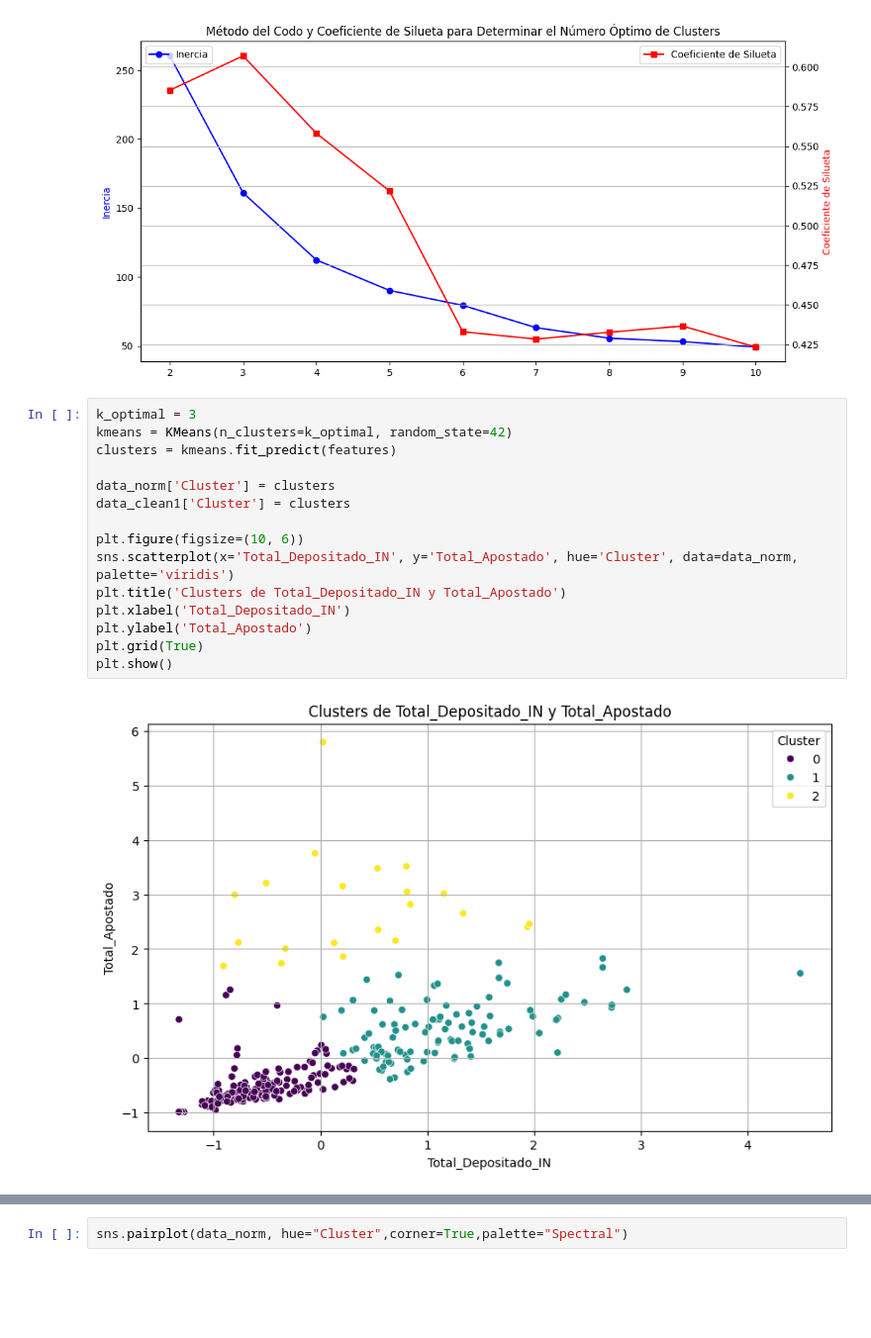
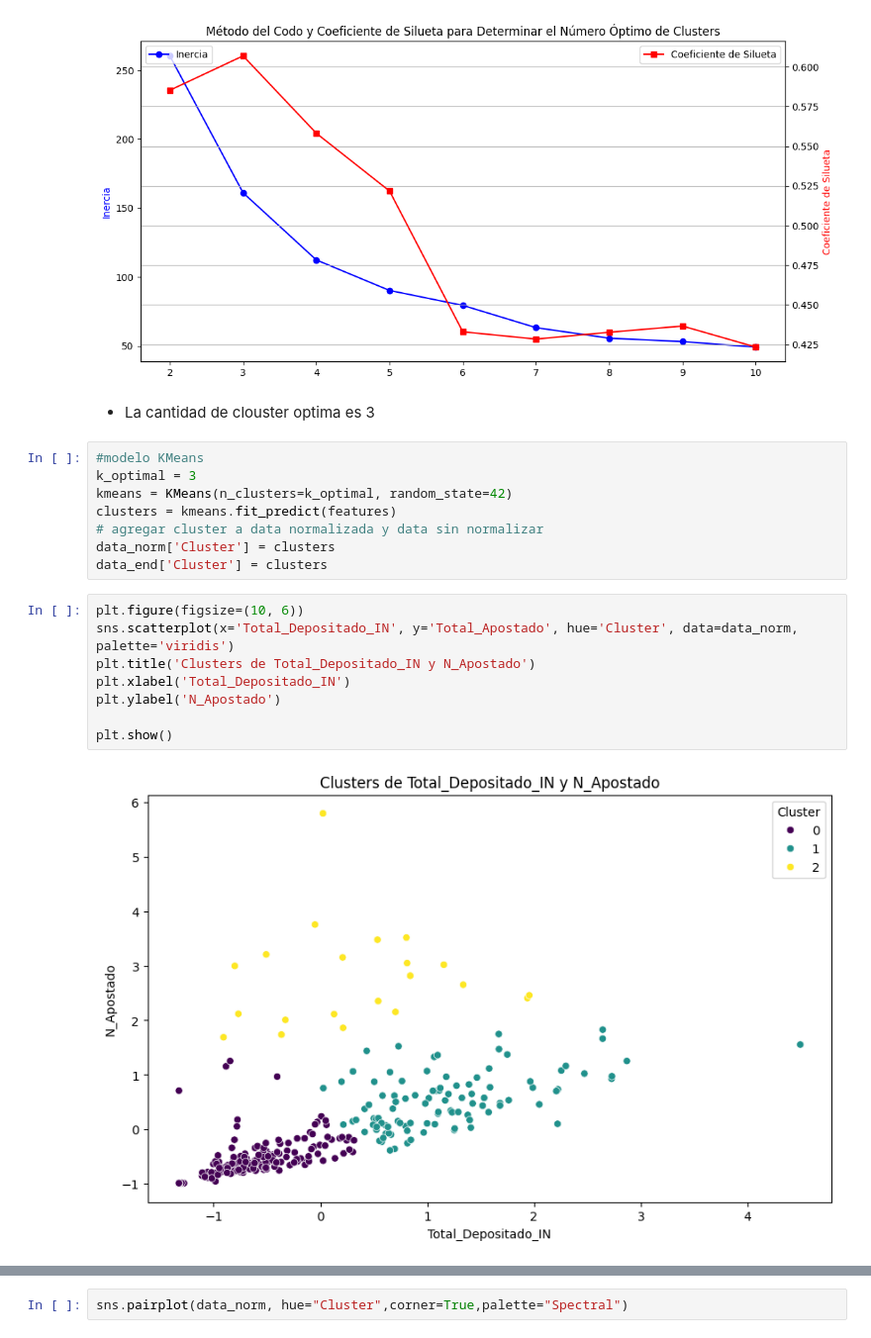
Before and after one commit to JuanParraG/datare, a Jupyter notebook: code.ipynb, the cells around one changed output, grey strips where cells are left out. Shown at 99% size. Cells and saved outputs as stored; diff of their text form; blank space fills up the shorter version.

```diff
--- a/code.ipynb
+++ b/code.ipynb
@@ -583,20 +589,24 @@ plt.grid(True)
 plt.show()
 # %% [output]
 [figure]
+# %% [markdown]
+<ul>
+<li>La cantidad de clouster optima es 3
+# %%
+#modelo KMeans
+k_optimal = 3
+kmeans = KMeans(n_clusters=k_optimal, random_state=42)
+clusters = kmeans.fit_predict(features)
+# agregar cluster a data normalizada y data sin normalizar
+data_norm['Cluster'] = clusters
+data_end['Cluster'] = clusters
 # %%
-k_optimal = 3
-kmeans = KMeans(n_clusters=k_optimal, random_state=42)
-clusters = kmeans.fit_predict(features)
-
-data_norm['Cluster'] = clusters
-data_clean1['Cluster'] = clusters
-
 plt.figure(figsize=(10, 6))
 sns.scatterplot(x='Total_Depositado_IN', y='Total_Apostado', hue='Cluster', data=data_norm, palette='viridis')
-plt.title('Clusters de Total_Depositado_IN y Total_Apostado')
+plt.title('Clusters de Total_Depositado_IN y N_Apostado')
 plt.xlabel('Total_Depositado_IN')
-plt.ylabel('Total_Apostado')
-plt.grid(True)
+plt.ylabel('N_Apostado')
+
 plt.show()
 # %% [output]
-[figure, old version]
+[figure, new version]
```
Also changed, not shown: parts of 36 cells of this notebook.
